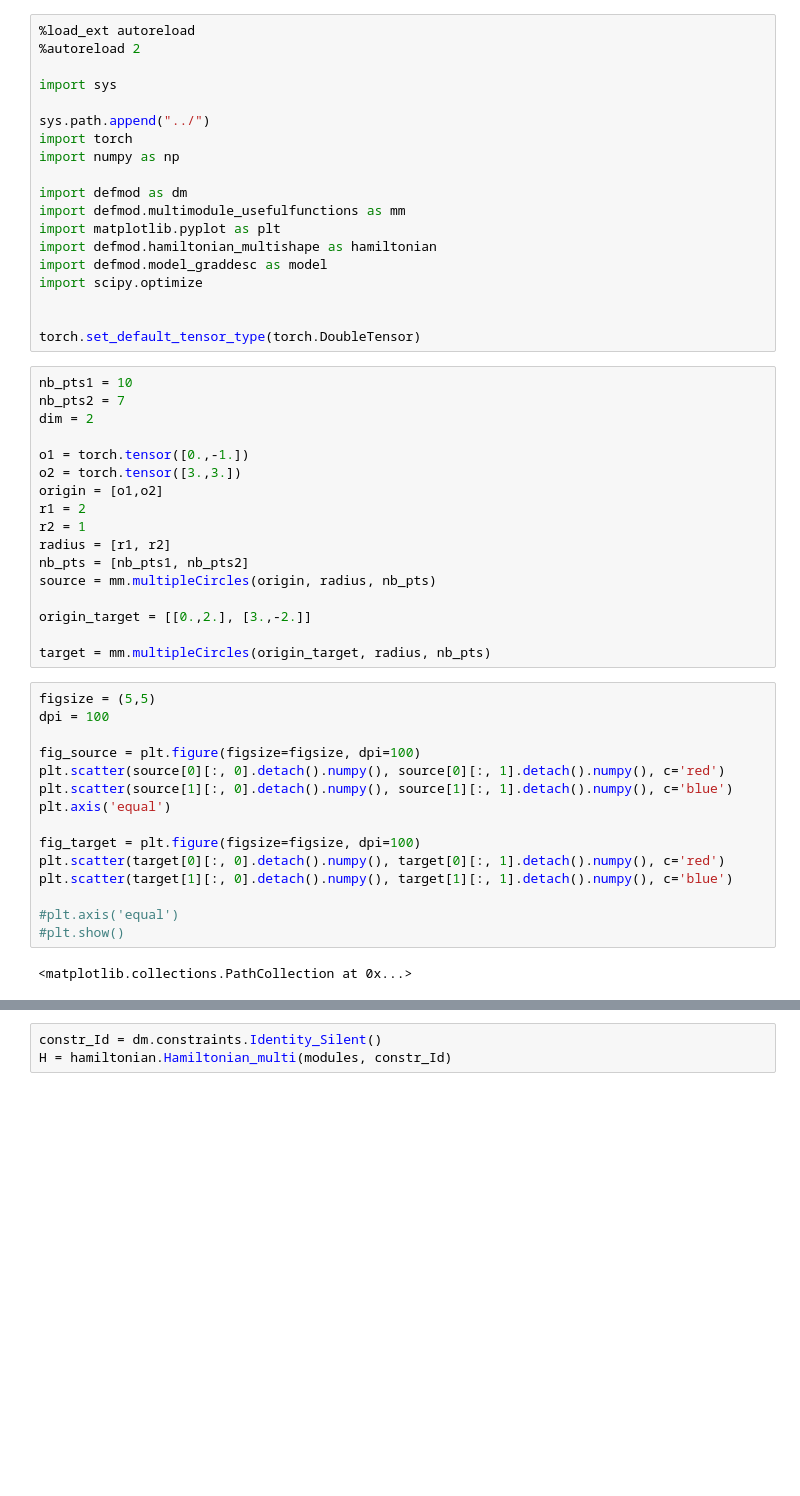
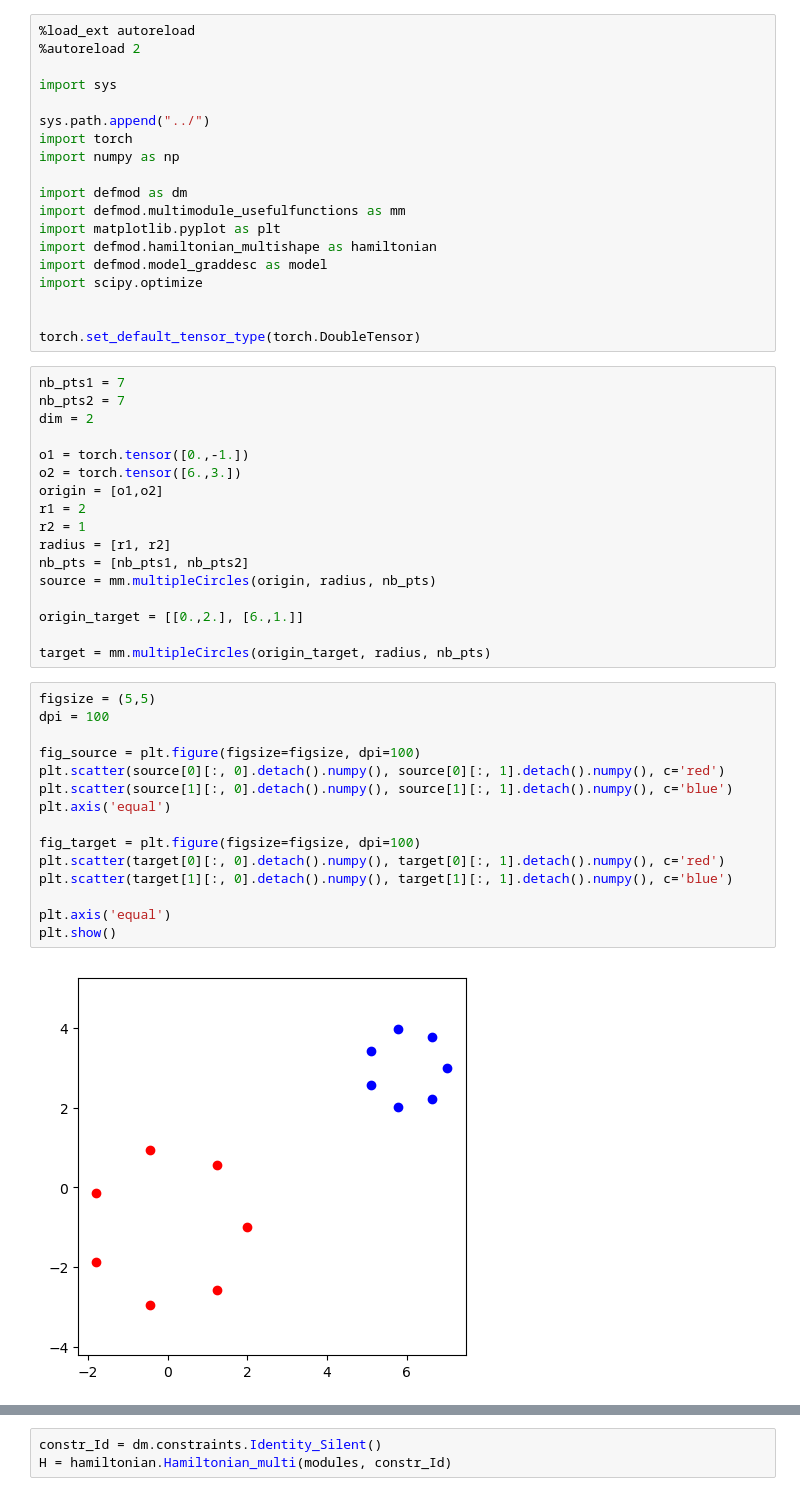
Before and after one commit to RosaKow/Masterthesis, a Jupyter notebook: notebooks/Matching_Circles_globaltrans_BFGS.ipynb, the cells around one changed output, grey strips where cells are left out. Saved outputs shown, nothing was run; the diff lists cells and outputs as text; blank space fills up the shorter version.

```diff
--- a/notebooks/Matching_Circles_globaltrans_BFGS.ipynb
+++ b/notebooks/Matching_Circles_globaltrans_BFGS.ipynb
@@ -18,12 +18,12 @@ import scipy.optimize
 
 torch.set_default_tensor_type(torch.DoubleTensor)
 # %%
-nb_pts1 = 10
+nb_pts1 = 7
 nb_pts2 = 7
 dim = 2
 
 o1 = torch.tensor([0.,-1.])
-o2 = torch.tensor([3.,3.])
+o2 = torch.tensor([6.,3.])
 origin = [o1,o2]
 r1 = 2
 r2 = 1
@@ -31,23 +31,23 @@ radius = [r1, r2]
 nb_pts = [nb_pts1, nb_pts2]
 source = mm.multipleCircles(origin, radius, nb_pts)
 
-origin_target = [[0.,2.], [3.,-2.]]
+origin_target = [[0.,2.], [6.,1.]]
 
 target = mm.multipleCircles(origin_target, radius, nb_pts)
 # %%
 figsize = (5,5)
 dpi = 100
 
 fig_source = plt.figure(figsize=figsize, dpi=100)
 plt.scatter(source[0][:, 0].detach().numpy(), source[0][:, 1].detach().numpy(), c='red')
 plt.scatter(source[1][:, 0].detach().numpy(), source[1][:, 1].detach().numpy(), c='blue')
 plt.axis('equal')
 
 fig_target = plt.figure(figsize=figsize, dpi=100)
 plt.scatter(target[0][:, 0].detach().numpy(), target[0][:, 1].detach().numpy(), c='red')
 plt.scatter(target[1][:, 0].detach().numpy(), target[1][:, 1].detach().numpy(), c='blue')
 
-#plt.axis('equal')
-#plt.show()
+plt.axis('equal')
+plt.show()
 # %% [output]
-<matplotlib.collections.PathCollection at 0x...>
+[figure, added]
```
Also changed, not shown: parts of 14 cells of this notebook.
